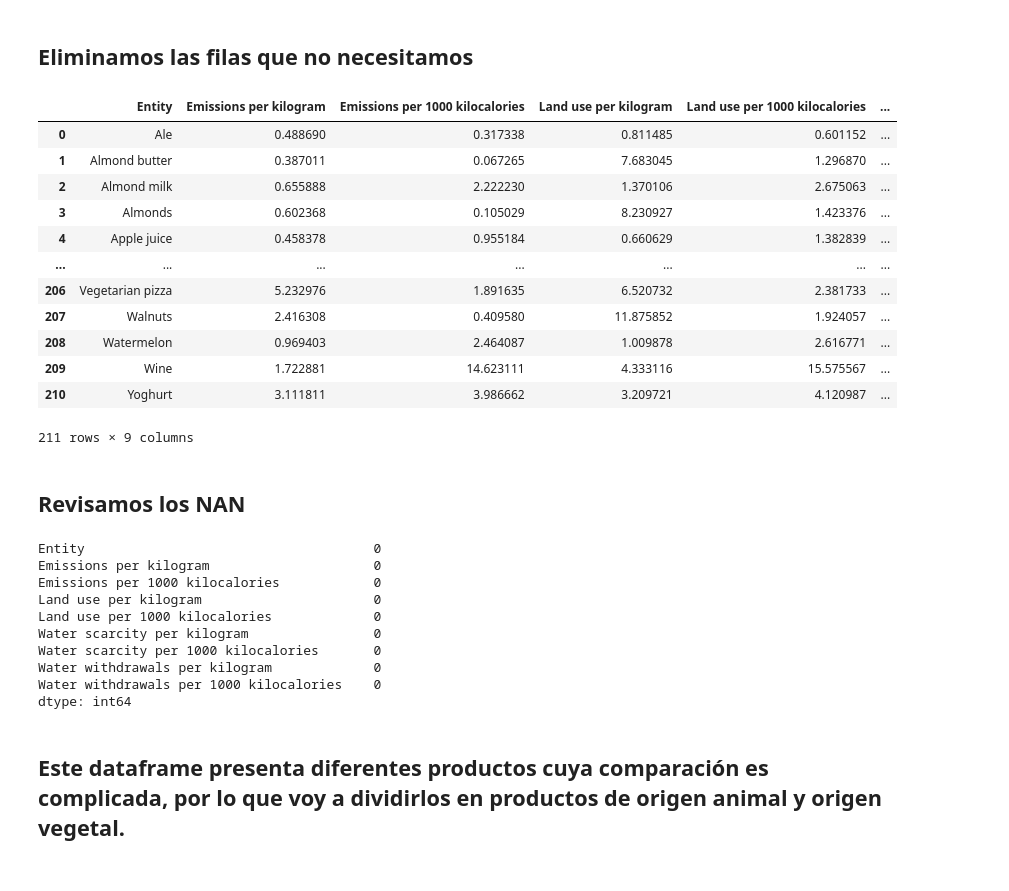
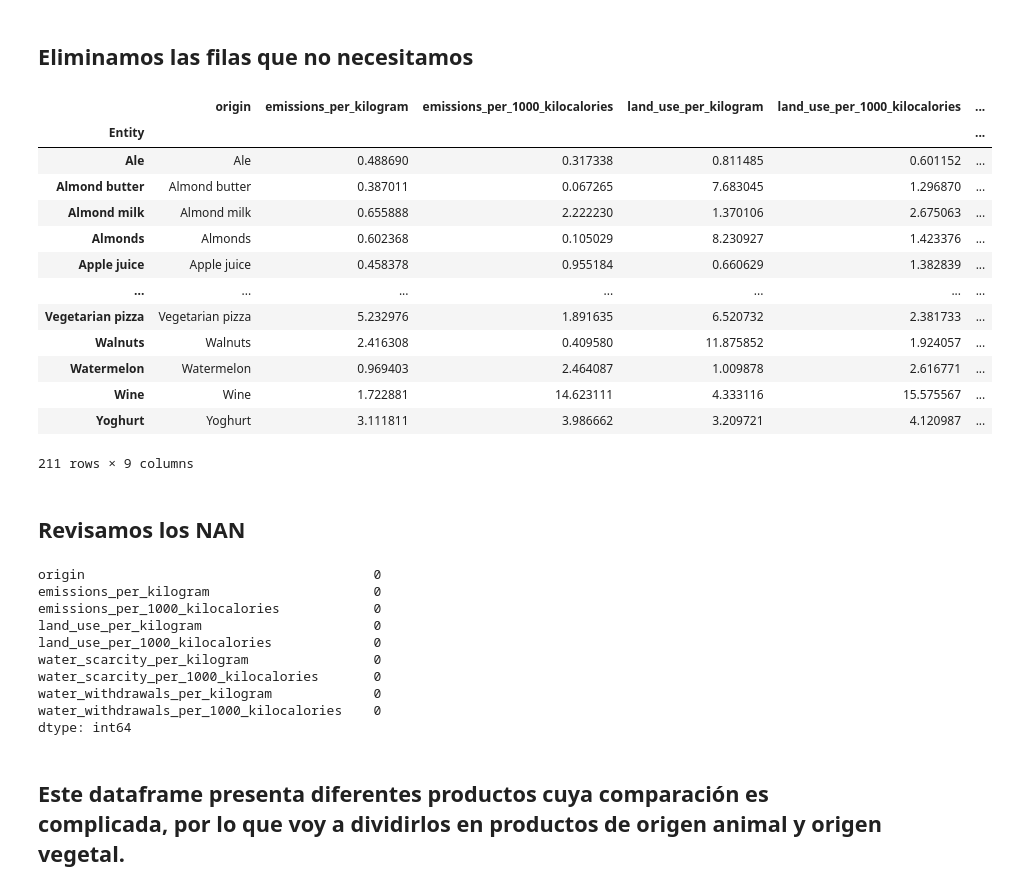
Before and after one commit to Vicgutgam/Final-project.-Carbon_footprint, a Jupyter notebook: Alimentación/Alimentos.ipynb, the cells around one changed output. Cells and saved outputs as stored; diff of their text form; code cells hidden in the pictures.

```diff
--- a/Alimentación/Alimentos.ipynb
+++ b/Alimentación/Alimentos.ipynb
@@ -54,10 +54,14 @@ dix.head(3)
 | 2 | 0.655888 | 2.222230 | 13.595512 | 4.057470 | ... |
 3 rows × 26 columns
 # %%
-ultima_columna = dix.pop('Entity')
+# Insertar la columna al principio del DataFrame
 
-# Insertar la columna al principio del DataFrame
-dix.insert(0, 'Entity', ultima_columna)
+dix['origin']= dix['Entity']
+ultima_columna = dix.pop('origin')
+dix.insert(0, 'origin', ultima_columna)
+
+
+dix.set_index('Entity', inplace=True)
 # %%
 dix.head(3)
 # %% [output]
@@ -71,38 +76,39 @@ dix.head(3)
 # %%
 columnas_a_eliminar = ['Eutrophication per kilogram', 'Eutrophication per 1000 kilocalories',       'Eutrophication per 100 grams of protein','Year','biodiversity_1000kcal',	'biodiversity_100gprotein',	'biodiversity_100gfat',       'Eutrophication per 100 grams of fat','biodiversity_kg',  'Water scarcity per 100 grams of protein','Water scarcity per 100 grams of fat','Emissions per 100 grams of protein','Emissions per 100 grams of fat','Land use per 100 grams of protein','Land use per 100 grams of fat',
 'Water withdrawals per 100 grams of protein','Water withdrawals per 100 grams of fat',]
 
 dix = dix.drop(columnas_a_eliminar, axis=1)
-
+dix.columns=dix.columns.str.lower().str.replace(" ","_")
 dix
 # %% [output]
-|  | Entity | Emissions per kilogram | Emissions per 1000 kilocalories | Land use per kilogram | Land use per 1000 kilocalories | ... |
-| 0 | Ale | 0.488690 | 0.317338 | 0.811485 | 0.601152 | ... |
-| 1 | Almond butter | 0.387011 | 0.067265 | 7.683045 | 1.296870 | ... |
-| 2 | Almond milk | 0.655888 | 2.222230 | 1.370106 | 2.675063 | ... |
-| 3 | Almonds | 0.602368 | 0.105029 | 8.230927 | 1.423376 | ... |
-| 4 | Apple juice | 0.458378 | 0.955184 | 0.660629 | 1.382839 | ... |
+|  | origin | emissions_per_kilogram | emissions_per_1000_kilocalories | land_use_per_kilogram | land_use_per_1000_kilocalories | ... |
+| Entity |  |  |  |  |  | ... |
+| Ale | Ale | 0.488690 | 0.317338 | 0.811485 | 0.601152 | ... |
+| Almond butter | Almond butter | 0.387011 | 0.067265 | 7.683045 | 1.296870 | ... |
+| Almond milk | Almond milk | 0.655888 | 2.222230 | 1.370106 | 2.675063 | ... |
+| Almonds | Almonds | 0.602368 | 0.105029 | 8.230927 | 1.423376 | ... |
+| Apple juice | Apple juice | 0.458378 | 0.955184 | 0.660629 | 1.382839 | ... |
 | ... | ... | ... | ... | ... | ... | ... |
-| 206 | Vegetarian pizza | 5.232976 | 1.891635 | 6.520732 | 2.381733 | ... |
-| 207 | Walnuts | 2.416308 | 0.409580 | 11.875852 | 1.924057 | ... |
-| 208 | Watermelon | 0.969403 | 2.464087 | 1.009878 | 2.616771 | ... |
-| 209 | Wine | 1.722881 | 14.623111 | 4.333116 | 15.575567 | ... |
-| 210 | Yoghurt | 3.111811 | 3.986662 | 3.209721 | 4.120987 | ... |
+| Vegetarian pizza | Vegetarian pizza | 5.232976 | 1.891635 | 6.520732 | 2.381733 | ... |
+| Walnuts | Walnuts | 2.416308 | 0.409580 | 11.875852 | 1.924057 | ... |
+| Watermelon | Watermelon | 0.969403 | 2.464087 | 1.009878 | 2.616771 | ... |
+| Wine | Wine | 1.722881 | 14.623111 | 4.333116 | 15.575567 | ... |
+| Yoghurt | Yoghurt | 3.111811 | 3.986662 | 3.209721 | 4.120987 | ... |
 211 rows × 9 columns
 # %% [markdown]
 ## Revisamos los NAN
 # %%
 dix.isnull().sum()
 # %% [output]
-Entity                                     0
-Emissions per kilogram                     0
-Emissions per 1000 kilocalories            0
-Land use per kilogram                      0
-Land use per 1000 kilocalories             0
-Water scarcity per kilogram                0
-Water scarcity per 1000 kilocalories       0
-Water withdrawals per kilogram             0
-Water withdrawals per 1000 kilocalories    0
+origin                                     0
+emissions_per_kilogram                     0
+emissions_per_1000_kilocalories            0
+land_use_per_kilogram                      0
+land_use_per_1000_kilocalories             0
+water_scarcity_per_kilogram                0
+water_scarcity_per_1000_kilocalories       0
+water_withdrawals_per_kilogram             0
+water_withdrawals_per_1000_kilocalories    0
 dtype: int64
 # %% [markdown]
 ## Este dataframe presenta diferentes productos cuya comparación es complicada, por lo que voy a dividirlos en productos de origen animal y origen vegetal.
```
Also changed, not shown: parts of 31 cells of this notebook, 8 other files.
